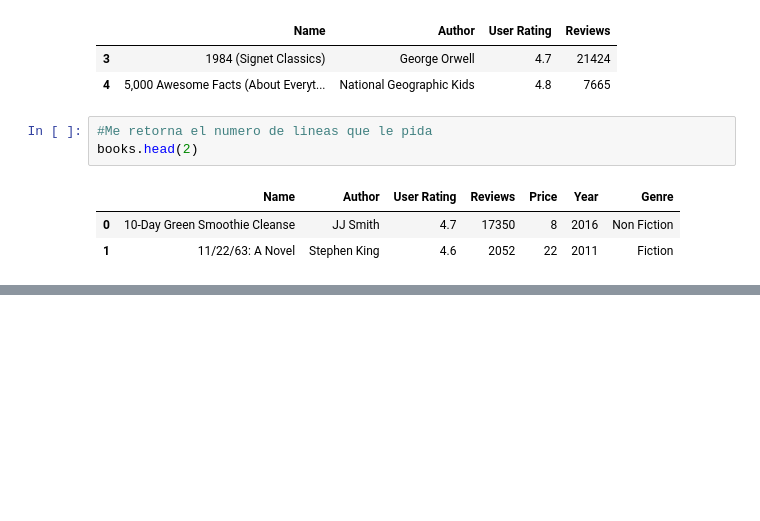
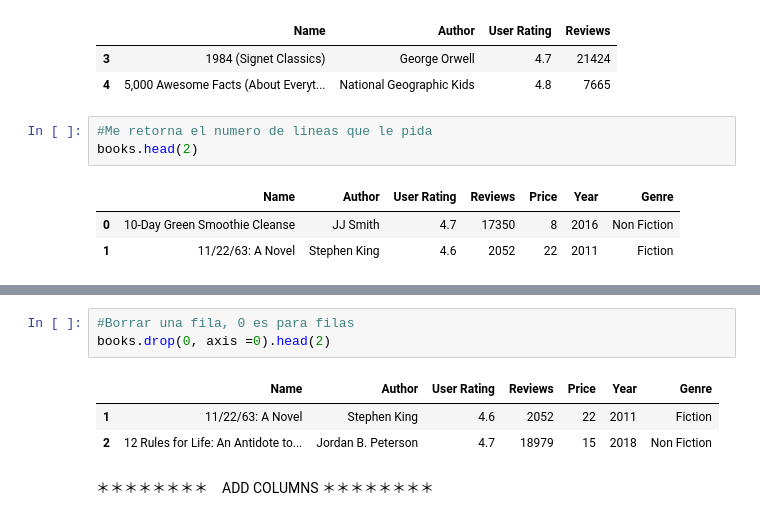
Before and after one commit to havipr/Python, a Jupyter notebook: Python_problemSolving/jupyter.ipynb, the cells around one changed output, grey strips where cells are left out. Saved outputs shown, nothing was run; the diff lists cells and outputs as text; blank space fills up the shorter version.

```diff
--- a/Python_problemSolving/jupyter.ipynb
+++ b/Python_problemSolving/jupyter.ipynb
@@ -506,0 +529,9 @@ books.head(2)
+# %%
+#Borrar una fila, 0 es para filas
+books.drop(0, axis =0).head(2)
+# %% [output]
+|  | Name | Author | User Rating | Reviews | Price | Year | Genre |
+| 1 | 11/22/63: A Novel | Stephen King | 4.6 | 2052 | 22 | 2011 | Fiction |
+| 2 | 12 Rules for Life: An Antidote to... | Jordan B. Peterson | 4.7 | 18979 | 15 | 2018 | Non Fiction |
+# %% [markdown]
+＊＊＊＊＊＊＊＊　ADD COLUMNS ＊＊＊＊＊＊＊＊
```
Also changed, not shown: parts of 11 cells of this notebook, 2 other files.
